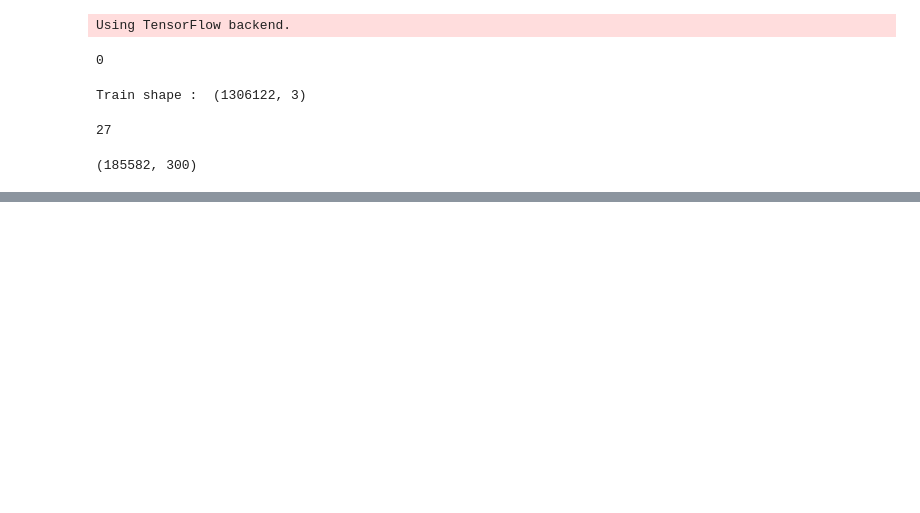
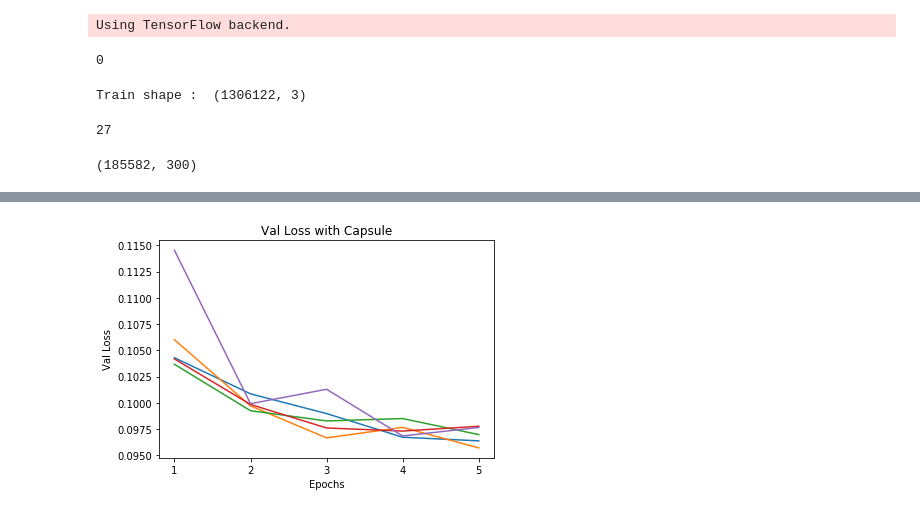
Before and after one commit to madhuhegde/CS221_Project, a Jupyter notebook: quora_LSTM_capsule.ipynb, the cells around one changed output, grey strips where cells are left out. Cells and saved outputs as stored; diff of their text form; code cells hidden in the pictures; blank space fills up the shorter version.

```diff
--- a/quora_LSTM_capsule.ipynb
+++ b/quora_LSTM_capsule.ipynb
@@ -357,0 +396,15 @@ print(f1_score)
+# %%
+import matplotlib.pyplot as plt
+x = [1, 2, 3, 4, 5]
+%matplotlib inline
+fig = plt.figure()
+plt.title('Val Loss with Capsule')
+plt.xlabel('Epochs')
+plt.ylabel('Val Loss')
+plt.plot(x, val_loss_array[0], x, val_loss_array[1],x, val_loss_array[2], x, val_loss_array[3], x, val_loss_array[4])
+plt.xticks(np.arange(min(x), max(x)+1, 1))
+#plt.plot(x, history.val_acc)
+plt.show()
+fig.savefig('capsule_val_loss')
+# %% [output]
+[figure, added]
```
Also changed, not shown: parts of 14 cells of this notebook.
